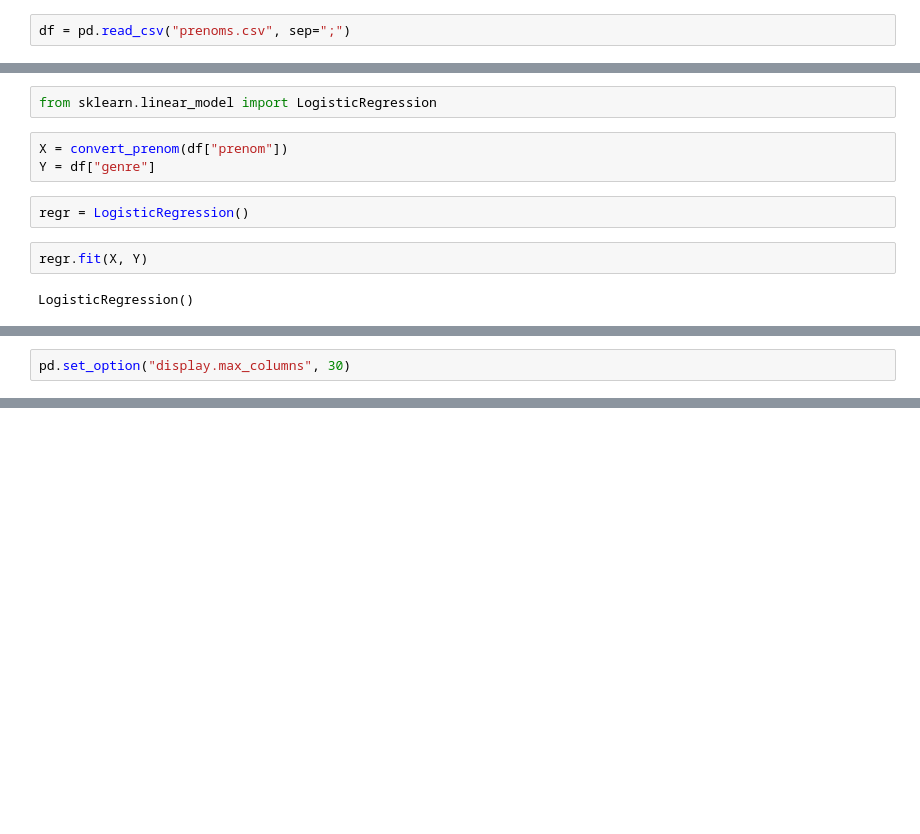
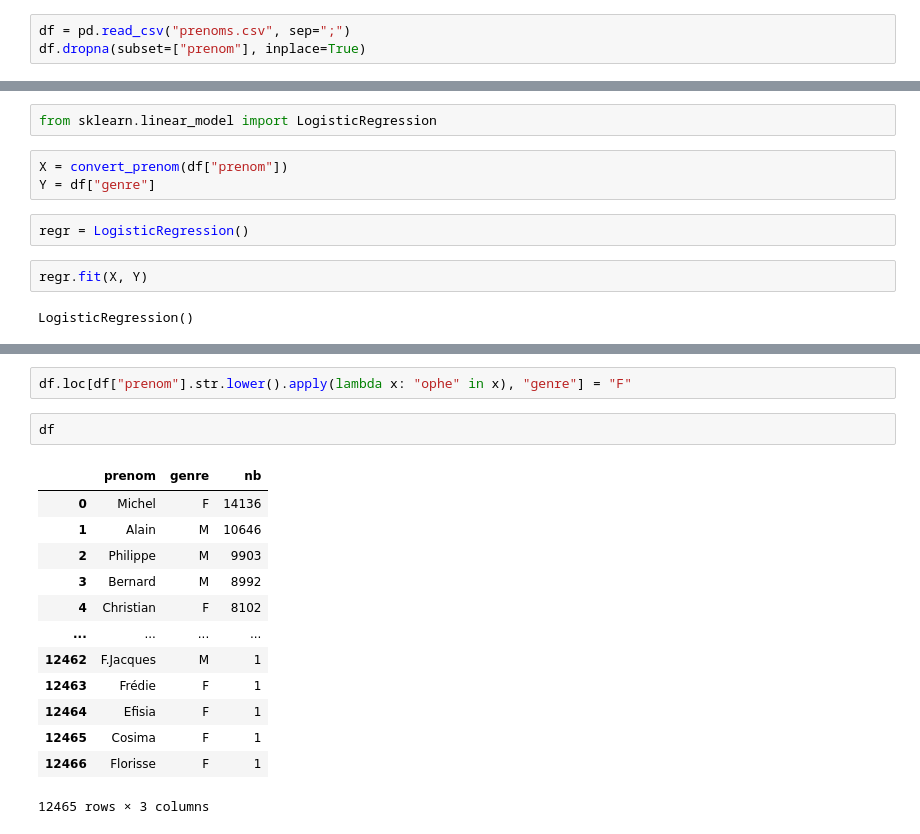
Before and after one commit to Bl3f/amse2021, a Jupyter notebook: Groupe-A/Day 4 - ML - 2021-03-26.ipynb, the cells around one changed output, grey strips where cells are left out. Drawn from its saved outputs; the diff is of its cells as text; blank space fills up the shorter version.

```diff
--- a/Groupe-A/Day 4 - ML - 2021-03-26.ipynb
+++ b/Groupe-A/Day 4 - ML - 2021-03-26.ipynb
@@ -122,6 +122,7 @@ pd.Series(regr.predict(poly.fit_transform([[i] for i in range(65)]))).plot(ax=ax
 ## Regression logistique
 # %%
 df = pd.read_csv("prenoms.csv", sep=";")
+df.dropna(subset=["prenom"], inplace=True)
 # %%
 df.head()
 # %% [output]
@@ -194,2 +197,0 @@ array(['F'], dtype=object)
-# %%
-pd.set_option("display.max_columns", 30)
@@ -200,0 +198,18 @@ convert_prenom(pd.Series(["Christophe"]))
+# %%
+df.loc[df["prenom"].str.lower().apply(lambda x: "ophe" in x), "genre"] = "F"
+# %%
+df
+# %% [output]
+|  | prenom | genre | nb |
+| 0 | Michel | F | 14136 |
+| 1 | Alain | M | 10646 |
+| 2 | Philippe | M | 9903 |
+| 3 | Bernard | M | 8992 |
+| 4 | Christian | F | 8102 |
+| ... | ... | ... | ... |
+| 12462 | F.Jacques | M | 1 |
+| 12463 | Frédie | F | 1 |
+| 12464 | Efisia | F | 1 |
+| 12465 | Cosima | F | 1 |
+| 12466 | Florisse | F | 1 |
+12465 rows × 3 columns
```
Also changed, not shown: parts of 6 cells of this notebook.
